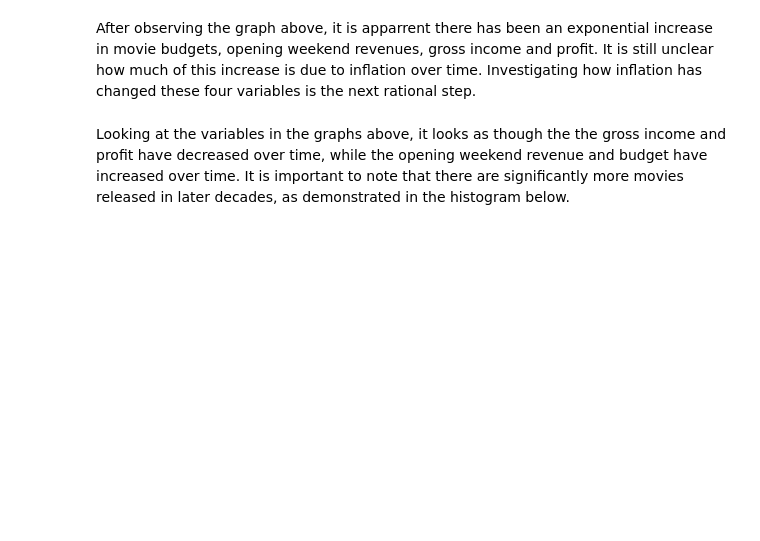
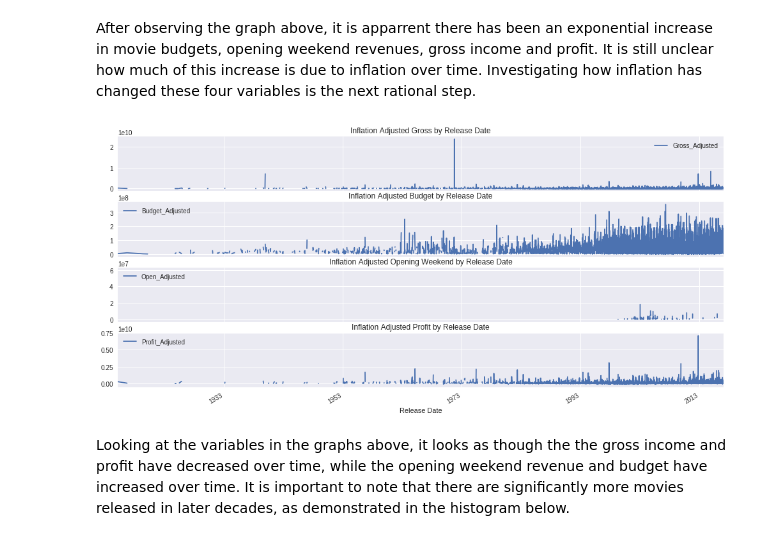
Before and after one commit to brookemosby/Movies, a Jupyter notebook: Jarvis_Project.ipynb, the cells around one changed output. Saved outputs shown, nothing was run; the diff lists cells and outputs as text; code cells hidden in the pictures; blank space fills up the shorter version.

```diff
--- a/Jarvis_Project.ipynb
+++ b/Jarvis_Project.ipynb
@@ -422,17 +466,19 @@ After observing the graph above, it is apparrent there has been an exponential i
 # %%
 plt.figure( figsize = ( 17, 8 ) )
 ax4      = plt.subplot( 414 )
 ax1, ax2 = plt.subplot( 411, sharex = ax4 ), plt.subplot( 412, sharex = ax4 )
 ax3      = plt.subplot( 413, sharex = ax4 )
-df.plot( y = "Gross_Adjusted",  x = "Release", ax = ax1,
+df.plot( y = "Gross_Adjusted",  x = "Release Date", ax = ax1,
         title = "Inflation Adjusted Gross by Release Date" )
-df.plot( y = "Budget_Adjusted", x = "Release", ax = ax2,
+df.plot( y = "Budget_Adjusted", x = "Release Date", ax = ax2,
         title = "Inflation Adjusted Budget by Release Date" )
-df.plot( y = "Open_Adjusted",   x = "Release", ax = ax3,
+df.plot( y = "Open_Adjusted",   x = "Release Date", ax = ax3,
         title = "Inflation Adjusted Opening Weekend by Release Date" )
-df.plot( y = "Profit_Adjusted", x = "Release", ax = ax4,
+df.plot( y = "Profit_Adjusted", x = "Release Date", ax = ax4,
         title = "Inflation Adjusted Profit by Release Date" )
 plt.show()
+# %% [output]
+[figure, added]
 # %% [markdown]
 Looking at the variables in the graphs above, it looks as though the the gross income and profit have decreased over time, while the opening weekend revenue and budget have increased over time. It is important to note that there are significantly more movies released in later decades, as demonstrated in the histogram below.
 # %%
```
Also changed, not shown: parts of 21 cells of this notebook, 2 other files.
